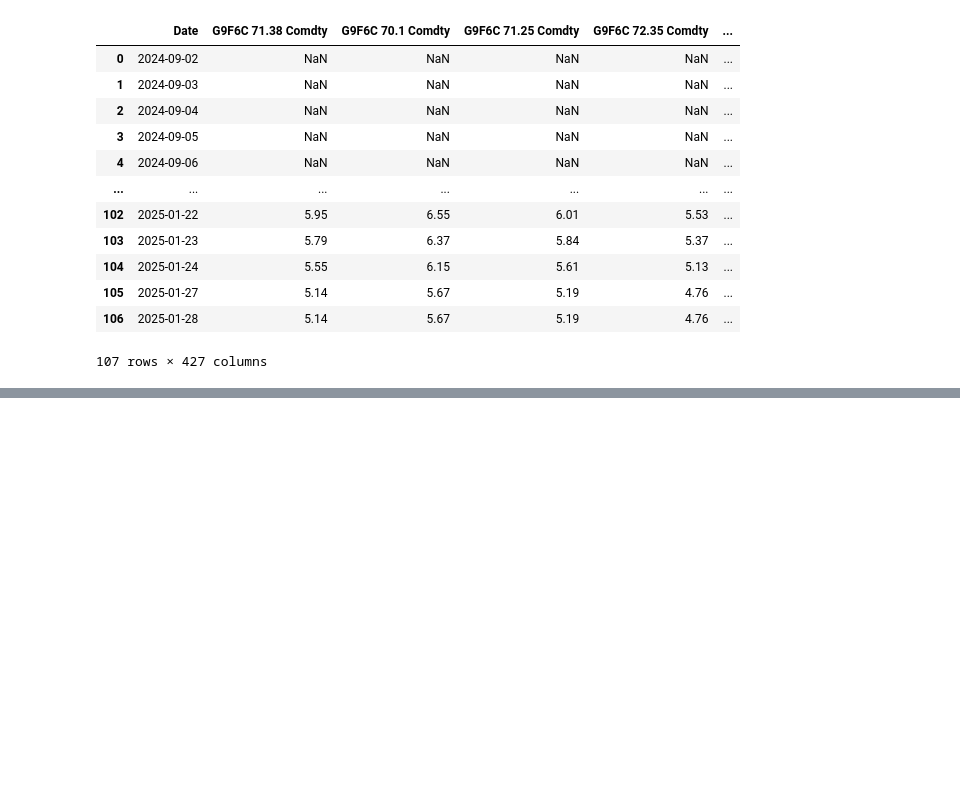
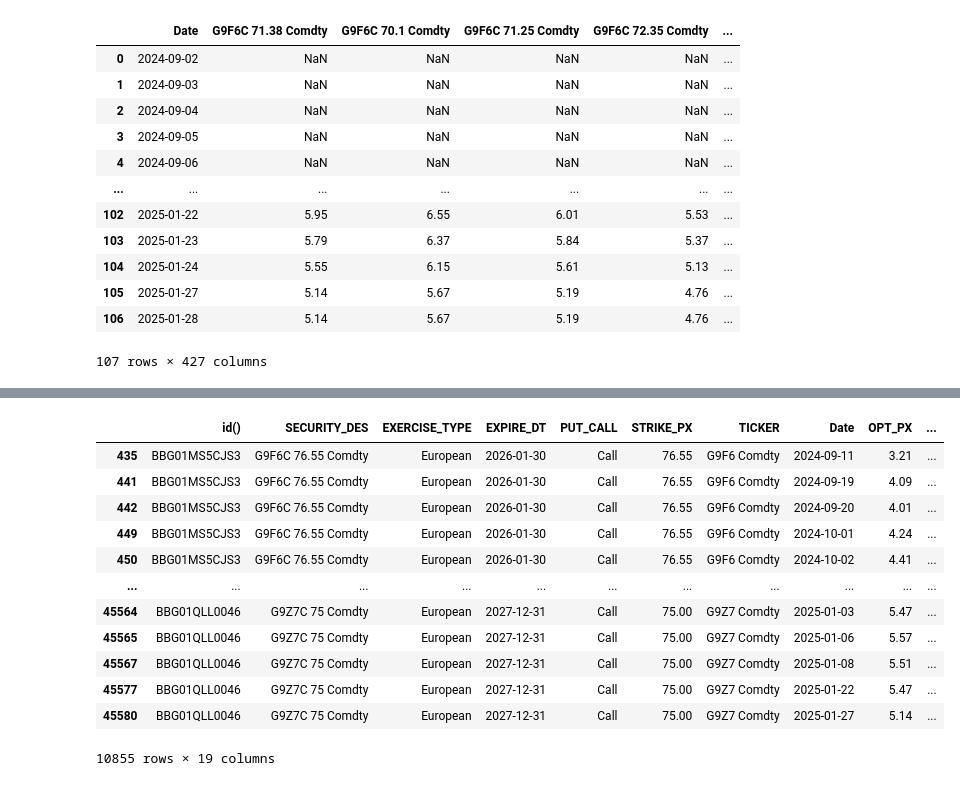
Before and after one commit to FilippoRonzino/asian-options-thesis, a Jupyter notebook: data/preprocessing.ipynb, the cells around one changed output, grey strips where cells are left out. Cells and saved outputs as stored; diff of their text form; code cells hidden in the pictures; blank space fills up the shorter version.

```diff
--- a/data/preprocessing.ipynb
+++ b/data/preprocessing.ipynb
@@ -163,0 +317,4 @@ universe
+# %%
+# from Yahoo Finance download the WTI Crude Oil price from min date to max date
+wti = yf.download("CL=F", start=universe_expanded["Date"].min(), end=universe_expanded["Date"].max()+pd.Timedelta(days=1))
+wti
@@ -163,0 +338,20 @@ universe
+# %%
+# add the WTI Crude Oil price to the universe_expanded DataFrame
+universe_expanded = universe_expanded.merge(wti["Close"], left_on="Date", right_index=True, how="left")
+universe_expanded = universe_expanded.rename(columns={"CL=F": "UNDERLYING_PRICE"})
+# %%
+universe_expanded
+# %% [output]
+|  | id() | SECURITY_DES | EXERCISE_TYPE | EXPIRE_DT | PUT_CALL | STRIKE_PX | TICKER | Date | OPT_PX | ... |
+| 435 | BBG01MS5CJS3 | G9F6C 76.55 Comdty | European | 2026-01-30 | Call | 76.55 | G9F6 Comdty | 2024-09-11 | 3.21 | ... |
+| 441 | BBG01MS5CJS3 | G9F6C 76.55 Comdty | European | 2026-01-30 | Call | 76.55 | G9F6 Comdty | 2024-09-19 | 4.09 | ... |
+| 442 | BBG01MS5CJS3 | G9F6C 76.55 Comdty | European | 2026-01-30 | Call | 76.55 | G9F6 Comdty | 2024-09-20 | 4.01 | ... |
+| 449 | BBG01MS5CJS3 | G9F6C 76.55 Comdty | European | 2026-01-30 | Call | 76.55 | G9F6 Comdty | 2024-10-01 | 4.24 | ... |
+| 450 | BBG01MS5CJS3 | G9F6C 76.55 Comdty | European | 2026-01-30 | Call | 76.55 | G9F6 Comdty | 2024-10-02 | 4.41 | ... |
+| ... | ... | ... | ... | ... | ... | ... | ... | ... | ... | ... |
+| 45564 | BBG01QLL0046 | G9Z7C 75 Comdty | European | 2027-12-31 | Call | 75.00 | G9Z7 Comdty | 2025-01-03 | 5.47 | ... |
+| 45565 | BBG01QLL0046 | G9Z7C 75 Comdty | European | 2027-12-31 | Call | 75.00 | G9Z7 Comdty | 2025-01-06 | 5.57 | ... |
+| 45567 | BBG01QLL0046 | G9Z7C 75 Comdty | European | 2027-12-31 | Call | 75.00 | G9Z7 Comdty | 2025-01-08 | 5.51 | ... |
+| 45577 | BBG01QLL0046 | G9Z7C 75 Comdty | European | 2027-12-31 | Call | 75.00 | G9Z7 Comdty | 2025-01-22 | 5.47 | ... |
+| 45580 | BBG01QLL0046 | G9Z7C 75 Comdty | European | 2027-12-31 | Call | 75.00 | G9Z7 Comdty | 2025-01-27 | 5.14 | ... |
+10855 rows × 19 columns
```
Also changed, not shown: parts of 15 cells of this notebook.
